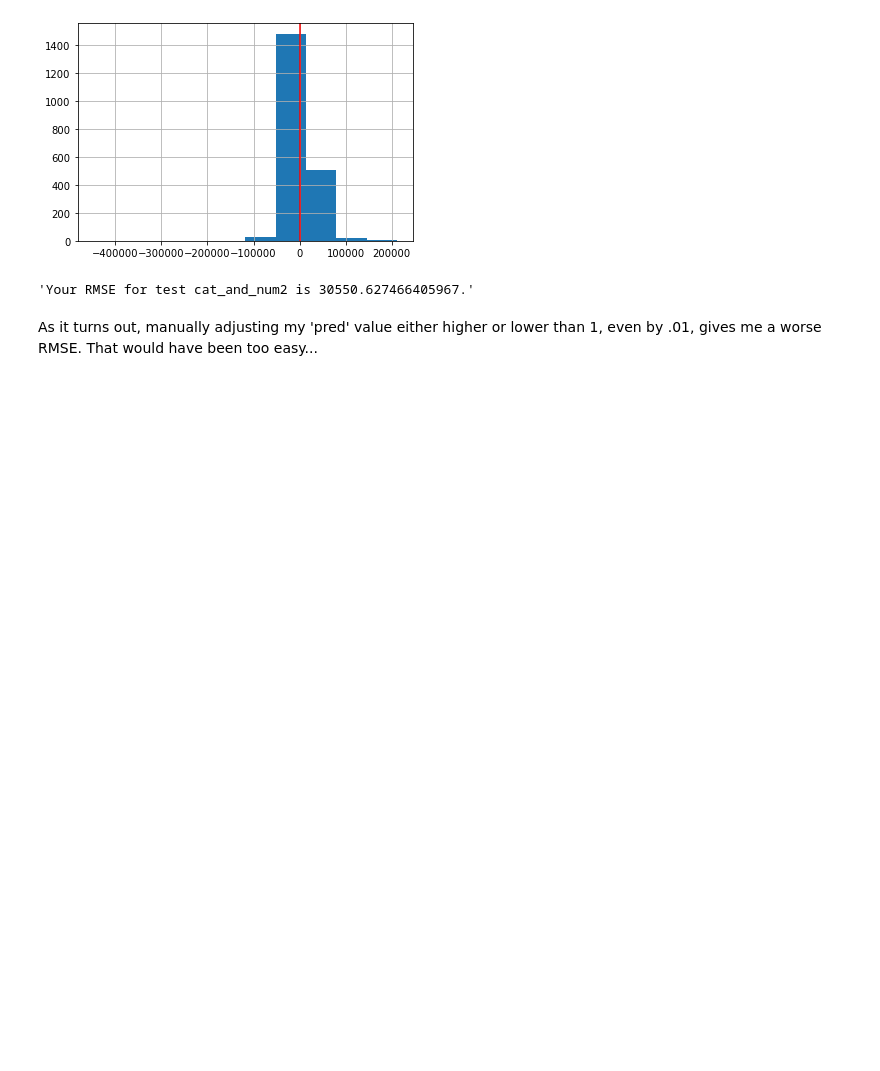
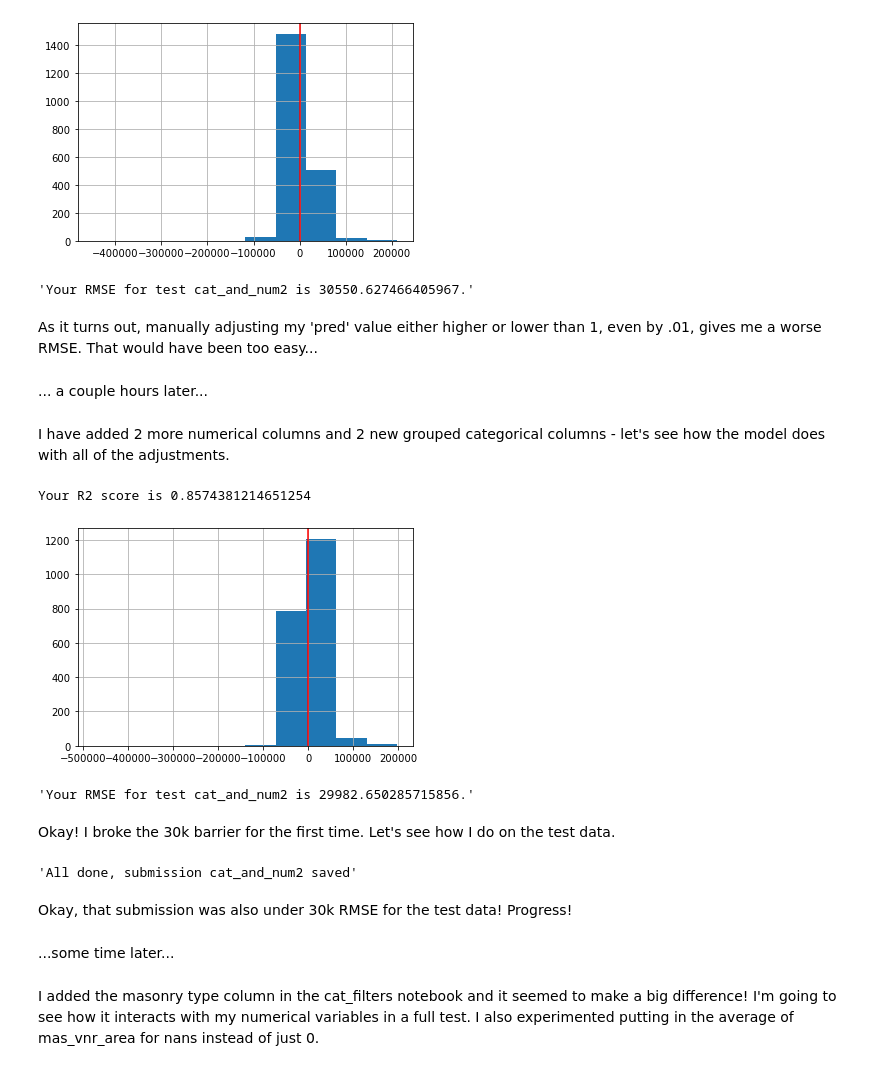
Before and after one commit to griffinwt/Ames_housing, a Jupyter notebook: Training.ipynb, the cells around one changed output. Saved outputs shown, nothing was run; the diff lists cells and outputs as text; code cells hidden in the pictures; blank space fills up the shorter version.

```diff
--- a/Training.ipynb
+++ b/Training.ipynb
@@ -428,3 +432,29 @@ Your R2 score is 0.8519618260830044
 'Your RMSE for test cat_and_num2 is 30550.627466405967.'
 # %% [markdown]
 As it turns out, manually adjusting my 'pred' value either higher or lower than 1, even by .01, gives me a worse RMSE. That would have been too easy...
+# %% [markdown]
+... a couple hours later...
+# %% [markdown]
+I have added 2 more numerical columns and 2 new grouped categorical columns - let's see how the model does with all of the adjustments.
+# %%
+home2['ex_cat'] = 'other'
+home2.loc[(home2['exter_cond'] == 'Fa') | (home2['exter_cond'] == 'Po'), 'ex_cat']='FaPo'
+home2.loc[(home2['exter_cond'] == 'Gd') | (home2['exter_cond'] == 'Ex'), 'ex_cat']='GdEx'
+
+home2['hs_cat'] = 'other'
+home2.loc[(home2['house_style'] == 'SFoyer') | (home2['house_style'] == '1.5Unf'), 'hs_cat']='SF15U'
+home2.loc[(home2['house_style'] == '1.5Fin') | (home2['house_style'] == 'SLvl'), 'hs_cat']='15FSL'
+home2.loc[(home2['house_style'] == '2.5Unf') | (home2['house_style'] == '2.5Fin'), 'hs_cat']='25UF'
+# %%
+features = ['overall_qual', 'year_built', 'year_remod/add', 'total_bsmt_sf', 'gr_liv_area', 'full_bath', 'garage_area',
+           'mas_vnr_area', 'totrms_abvgrd', 'fireplaces', 'bsmtfin_sf_1']
+cat_features = ['ms_cat', 'n_cat', 'bldg_type', 'h_cat', 'central_air', 'k_cat', 'st_cat', 'ex_cat', 'hs_cat']
+all_feat = cat_features + features
+# %%
+make_model(home2, 'cat_and_num2', all_feat, cat_features)
+# %% [output]
+Your R2 score is 0.8574381214651254
+[figure, added]
+'Your RMSE for test cat_and_num2 is 29982.650285715856.'
+# %% [markdown]
+Okay! I broke the 30k barrier for the first time. Let's see how I do on the test data.
@@ -430,0 +538,10 @@ As it turns out, manually adjusting my 'pred' value either higher or lower than
+# %%
+save_test(home2, 'cat_and_num2', all_feat, cat_features)
+# %% [output]
+'All done, submission cat_and_num2 saved'
+# %% [markdown]
+Okay, that submission was also under 30k RMSE for the test data! Progress!
+# %% [markdown]
+...some time later...
+# %% [markdown]
+I added the masonry type column in the cat_filters notebook and it seemed to make a big difference! I'm going to see how it interacts with my numerical variables in a full test. I also experimented putting in the average of mas_vnr_area for nans instead of just 0.
```
Also changed, not shown: parts of 19 cells of this notebook, 5 other files.
